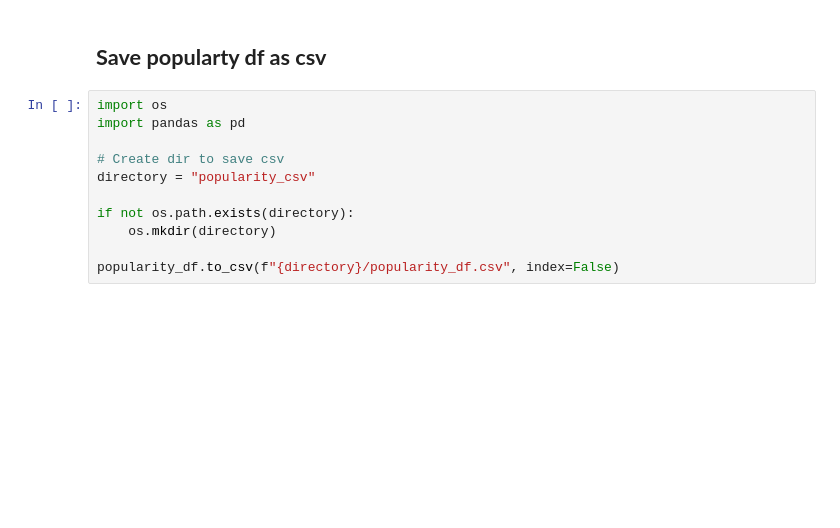
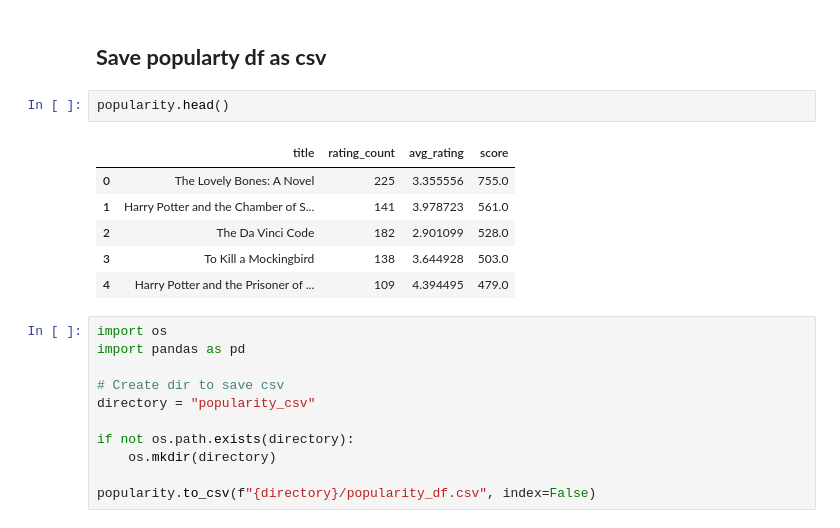
Before and after one commit to PathumDilhara/Collaborative-Filtering-Recommendation-System, a Jupyter notebook: version_03.ipynb, the cells around one changed output. Cells and saved outputs as stored; diff of their text form; blank space fills up the shorter version.

```diff
--- a/version_03.ipynb
+++ b/version_03.ipynb
@@ -655,5 +615,14 @@ Improvement Of Precission : 48.20 %
 # %% [markdown]
 ## **Save popularty df as csv**
+# %%
+popularity.head()
+# %% [output]
+|  | title | rating_count | avg_rating | score |
+| 0 | The Lovely Bones: A Novel | 225 | 3.355556 | 755.0 |
+| 1 | Harry Potter and the Chamber of S... | 141 | 3.978723 | 561.0 |
+| 2 | The Da Vinci Code | 182 | 2.901099 | 528.0 |
+| 3 | To Kill a Mockingbird | 138 | 3.644928 | 503.0 |
+| 4 | Harry Potter and the Prisoner of ... | 109 | 4.394495 | 479.0 |
 # %%
 import os
 import pandas as pd
@@ -664,4 +633,4 @@ directory = "popularity_csv"
 if not os.path.exists(directory):
     os.mkdir(directory)
 
-popularity_df.to_csv(f"{directory}/popularity_df.csv", index=False)
+popularity.to_csv(f"{directory}/popularity_df.csv", index=False)
```
Also changed, not shown: parts of 12 cells of this notebook, 3 other files.
